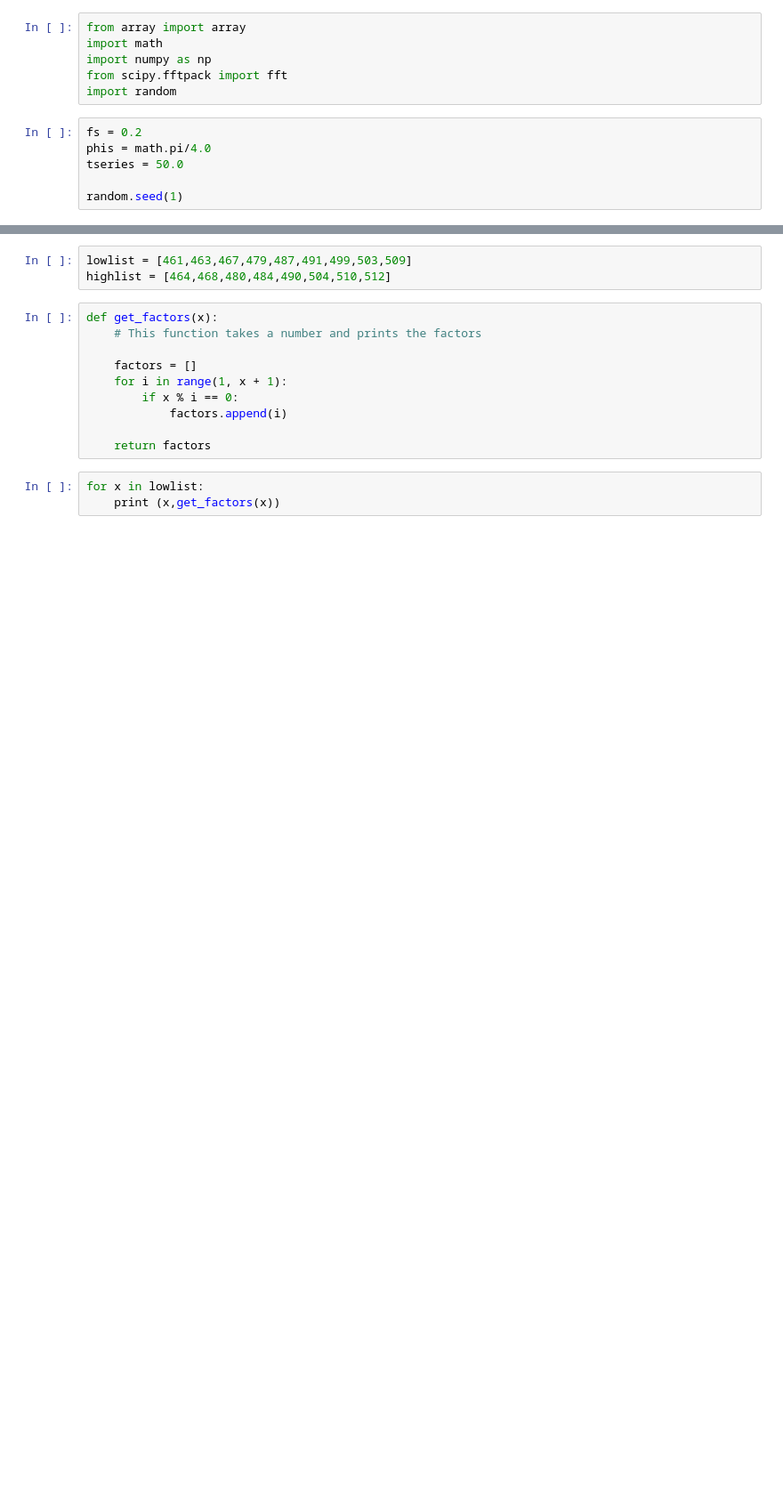
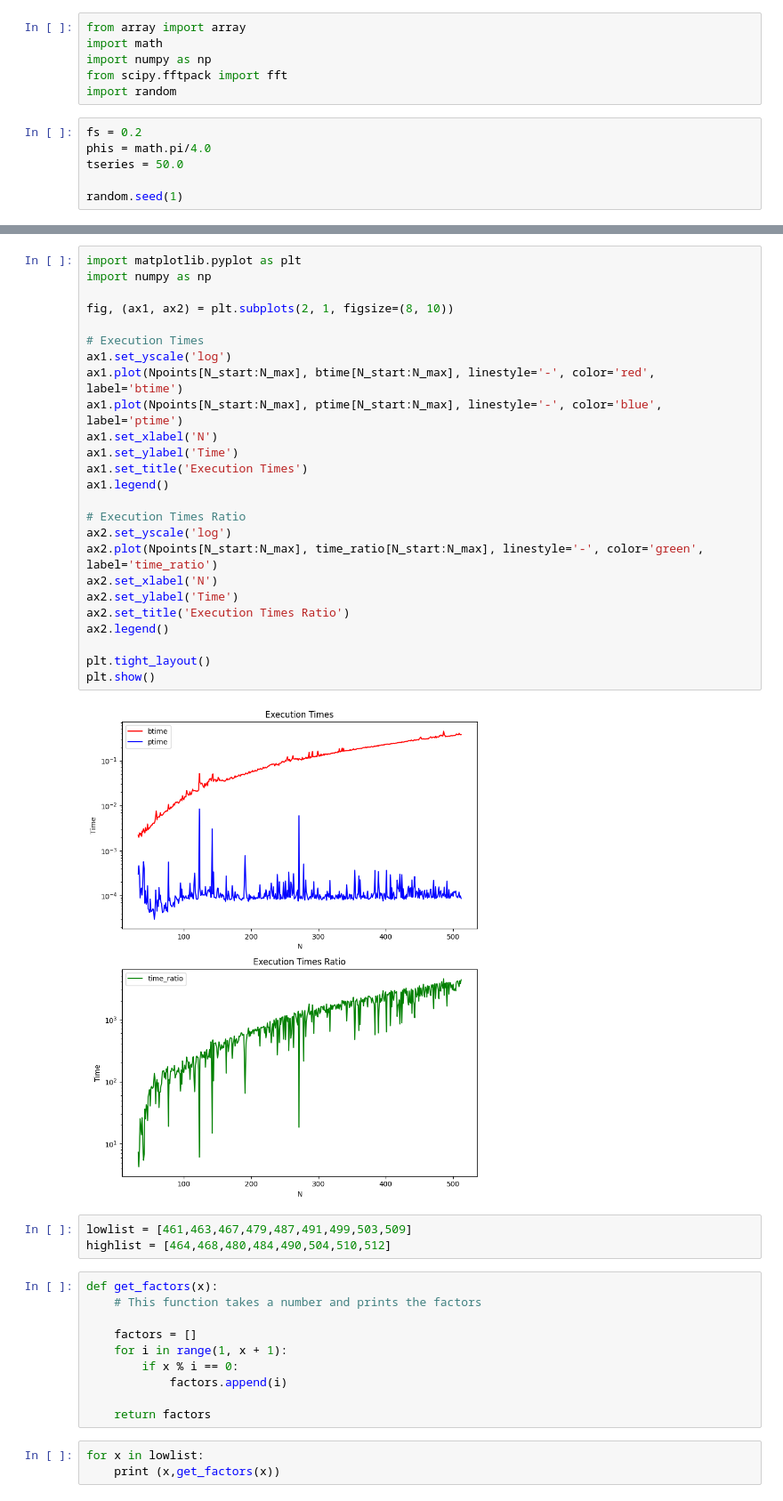
Before and after one commit to wutmeownow/phys441, a Jupyter notebook: JupyterNotebooks/Fitting/graph_fourier_ndependence.ipynb, the cells around one changed output, grey strips where cells are left out. Shown at 89% size. Cells and saved outputs as stored; diff of their text form; blank space fills up the shorter version.

```diff
--- a/JupyterNotebooks/Fitting/graph_fourier_ndependence.ipynb
+++ b/JupyterNotebooks/Fitting/graph_fourier_ndependence.ipynb
@@ -141,3 +95,30 @@ Welcome to JupyROOT 6.18/00
+# %%
+import matplotlib.pyplot as plt
+import numpy as np
+
+fig, (ax1, ax2) = plt.subplots(2, 1, figsize=(8, 10))
+
+# Execution Times
+ax1.set_yscale('log')
+ax1.plot(Npoints[N_start:N_max], btime[N_start:N_max], linestyle='-', color='red', label='btime')
+ax1.plot(Npoints[N_start:N_max], ptime[N_start:N_max], linestyle='-', color='blue', label='ptime')
+ax1.set_xlabel('N')
+ax1.set_ylabel('Time')
+ax1.set_title('Execution Times')
+ax1.legend()
+
+# Execution Times Ratio
+ax2.set_yscale('log')
+ax2.plot(Npoints[N_start:N_max], time_ratio[N_start:N_max], linestyle='-', color='green', label='time_ratio')
+ax2.set_xlabel('N')
+ax2.set_ylabel('Time')
+ax2.set_title('Execution Times Ratio')
+ax2.legend()
+
+plt.tight_layout()
+plt.show()
+# %% [output]
+[figure, added]
 # %%
 lowlist = [461,463,467,479,487,491,499,503,509]
 highlist = [464,468,480,484,490,504,510,512]
```
Also changed, not shown: parts of 2 cells of this notebook, 1 other file.
